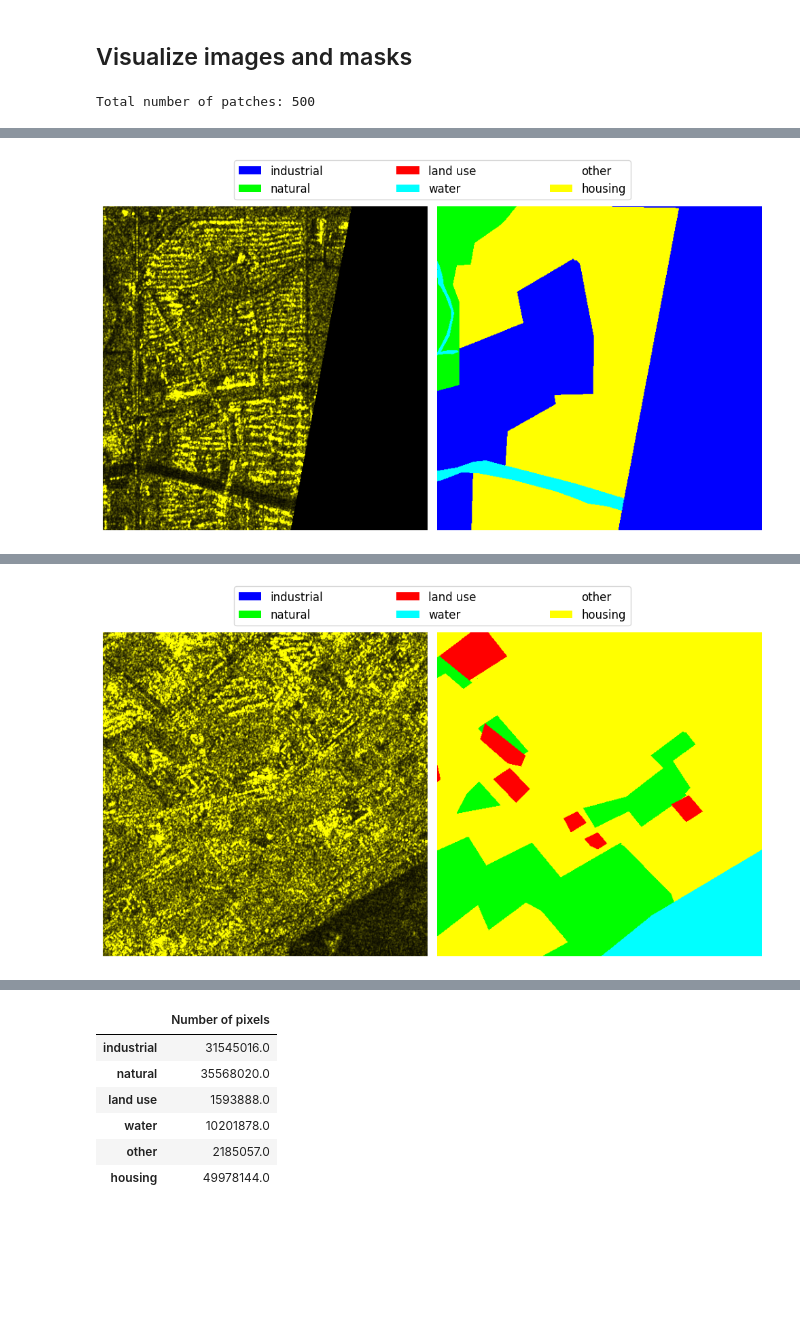
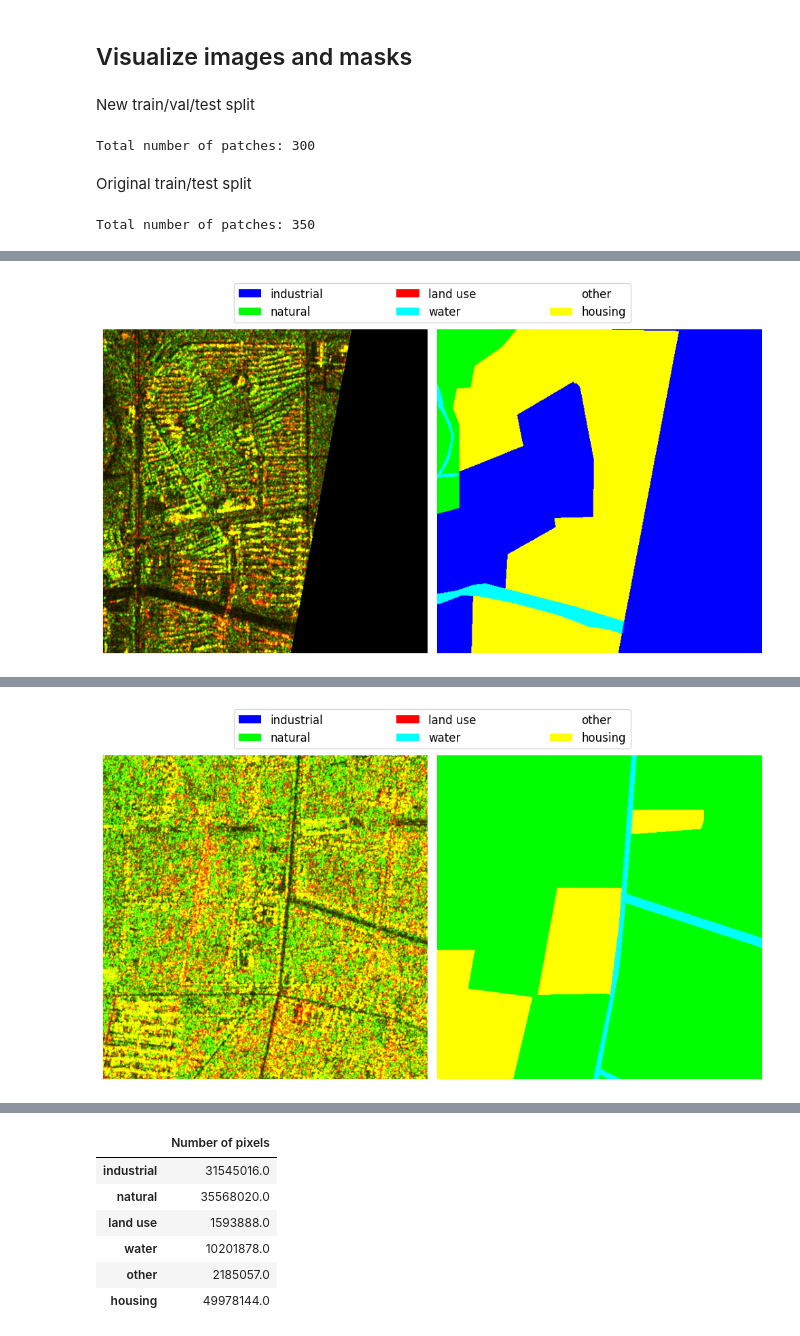
Before and after one commit to biasvariancelabs/FAIR-EO, a Jupyter notebook: examples/semantic_segmentation_example_air_polsar_seg.ipynb, the cells around one changed output, grey strips where cells are left out. Drawn from its saved outputs; the diff is of its cells as text; code cells hidden in the pictures; blank space fills up the shorter version.

Commit message:
new 60/20/20 splits for semantic segmentation experiments
new 60/20/20 splits for semantic segmentation experiments

```diff
--- a/examples/semantic_segmentation_example_air_polsar_seg.ipynb
+++ b/examples/semantic_segmentation_example_air_polsar_seg.ipynb
@@ -9,9 +9,24 @@ from aitlas.models import DeepLabV3
 from aitlas.transforms import MinMaxNormTranspose
 # %% [markdown]
 ## Visualize images and masks
+# %% [markdown]
+New train/val/test split
+# %%
+dataset_config = {
+    "data_dir": "/home/dragik/data/FAIR_EO/AIR-PolSAR-Seg",
+    "csv_file": "/home/dragik/data/FAIR_EO/AIR-PolSAR-Seg/air_polsar_seg_train.csv",
+    "selection": "all bands"
+}
+dataset = AIRPolSARSegDataset(dataset_config)
+
+print(f"Total number of patches: {len(dataset)}")
+# %% [output]
+Total number of patches: 300
+# %% [markdown]
+Original train/test split
 # %%
 dataset_config = {
-    "data_dir": "/home/dragik/data/FAIR_EO/AIR-PolSAR-Seg",
+    "data_dir": "/home/dragik/data/FAIR_EO/AIR-PolSAR-Seg/train_set/",
     "selection": "rgb"
 }
 dataset = AIRPolSARSegDataset(dataset_config)
@@ -21,4 +36,4 @@ dataset.show_image(1);
 dataset.show_image(50);
 dataset.show_image(100);
 # %% [output]
-Total number of patches: 500
+Total number of patches: 350
@@ -26 +41 @@ Total number of patches: 500
-[figure, old version]
+[figure, new version]
@@ -28 +43 @@ Total number of patches: 500
-[figure, old version]
+[figure, new version]
```
Also changed, not shown: parts of 4 cells of this notebook, 51 other files.
